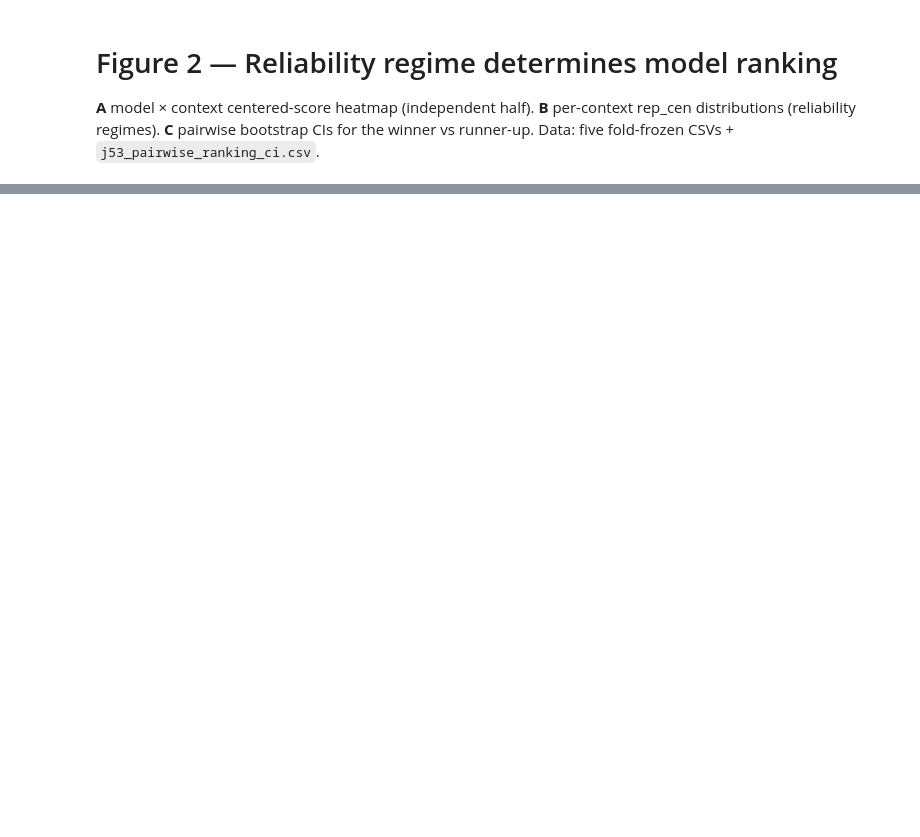
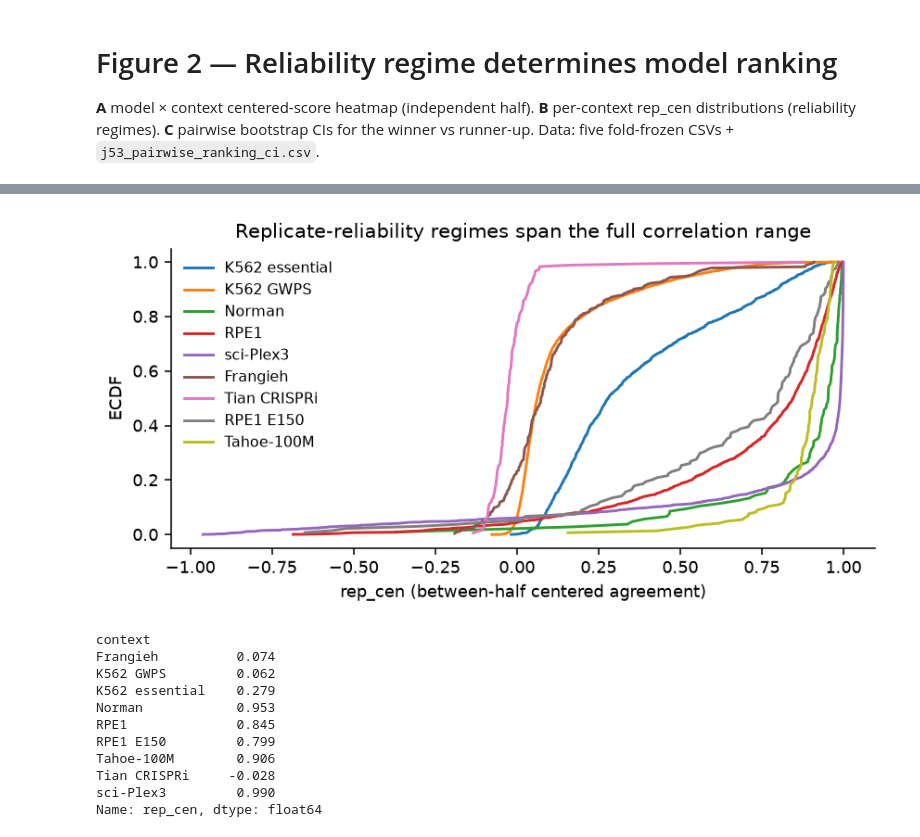
Before and after one commit to rht888666/represolve, a Jupyter notebook: notebooks/fig2_ranking_regimes.ipynb, the cells around one changed output, grey strips where cells are left out. Drawn from its saved outputs; the diff is of its cells as text; code cells hidden in the pictures; blank space fills up the shorter version.

```diff
--- a/notebooks/fig2_ranking_regimes.ipynb
+++ b/notebooks/fig2_ranking_regimes.ipynb
@@ -57,16 +63,29 @@ plt.show()
 # %%
 
 # ---- Panel B: rep_cen distributions ----
 fig, ax = plt.subplots(figsize=(7.0, 3.0))
 for i, (cname, _) in enumerate(CONTEXTS):
     d = all_df[all_df.context == cname].sort_values("rep_cen")
     y = (np.arange(len(d)) + 1) / len(d)
     ax.plot(d["rep_cen"], y, label=cname)
 ax.set_xlabel("rep_cen (between-half centered agreement)")
 ax.set_ylabel("ECDF")
 ax.legend(frameon=False, fontsize=8)
-ax.set_title("Replicate-reliability regimes differ by orders of magnitude")
+ax.set_title("Replicate-reliability regimes span the full correlation range")
 fig.savefig(os.path.join(FIG, "fig2b_repcen_ecdf.png"), bbox_inches="tight")
 plt.show()
 print(all_df.groupby("context")["rep_cen"].median().round(3))
+# %% [output]
+[figure, added]
+context
+Frangieh          0.074
+K562 GWPS         0.062
+K562 essential    0.279
+Norman            0.953
+RPE1              0.845
+RPE1 E150         0.799
+Tahoe-100M        0.906
+Tian CRISPRi     -0.028
+sci-Plex3         0.990
+Name: rep_cen, dtype: float64
 # %%
```
Also changed, not shown: parts of 2 cells of this notebook, 32 other files.
